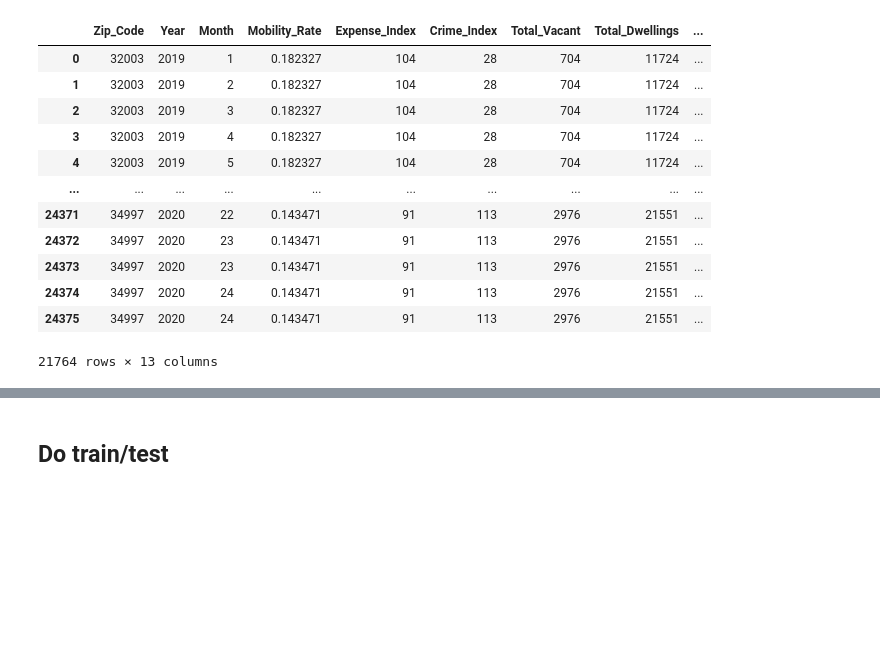
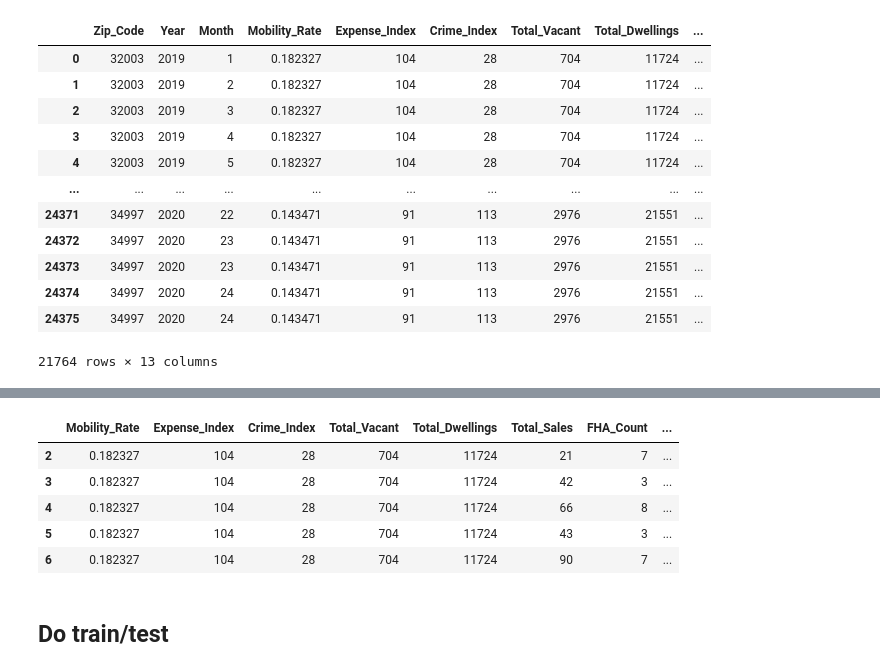
Before and after one commit to FinalProject-2021/Housing_Valuation, a Jupyter notebook: ML_model_K2.ipynb, the cells around one changed output, grey strips where cells are left out. Cells and saved outputs as stored; diff of their text form; code cells hidden in the pictures; blank space fills up the shorter version.

```diff
--- a/ML_model_K2.ipynb
+++ b/ML_model_K2.ipynb
@@ -121,3 +139,12 @@ ml_data_3mo.shape
+# %%
+ml_data_3mo.head()
+# %% [output]
+|  | Mobility_Rate | Expense_Index | Crime_Index | Total_Vacant | Total_Dwellings | Total_Sales | FHA_Count | ... |
+| 2 | 0.182327 | 104 | 28 | 704 | 11724 | 21 | 7 | ... |
+| 3 | 0.182327 | 104 | 28 | 704 | 11724 | 42 | 3 | ... |
+| 4 | 0.182327 | 104 | 28 | 704 | 11724 | 66 | 8 | ... |
+| 5 | 0.182327 | 104 | 28 | 704 | 11724 | 43 | 3 | ... |
+| 6 | 0.182327 | 104 | 28 | 704 | 11724 | 90 | 7 | ... |
 # %% [markdown]
 ## Do train/test
 # %%
```
Also changed, not shown: parts of 11 cells of this notebook, 1 other file.
